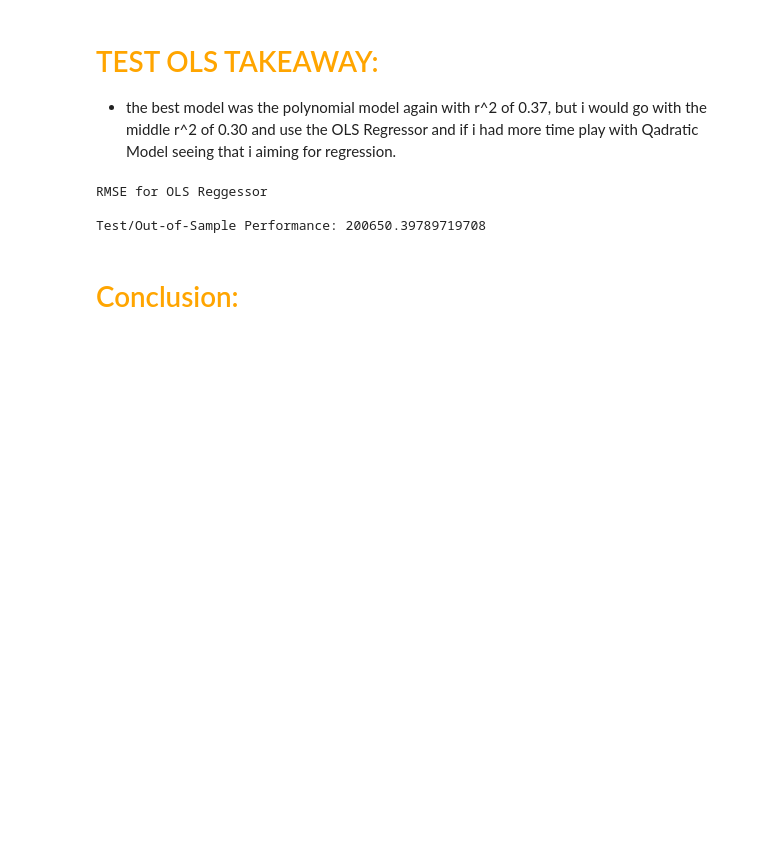
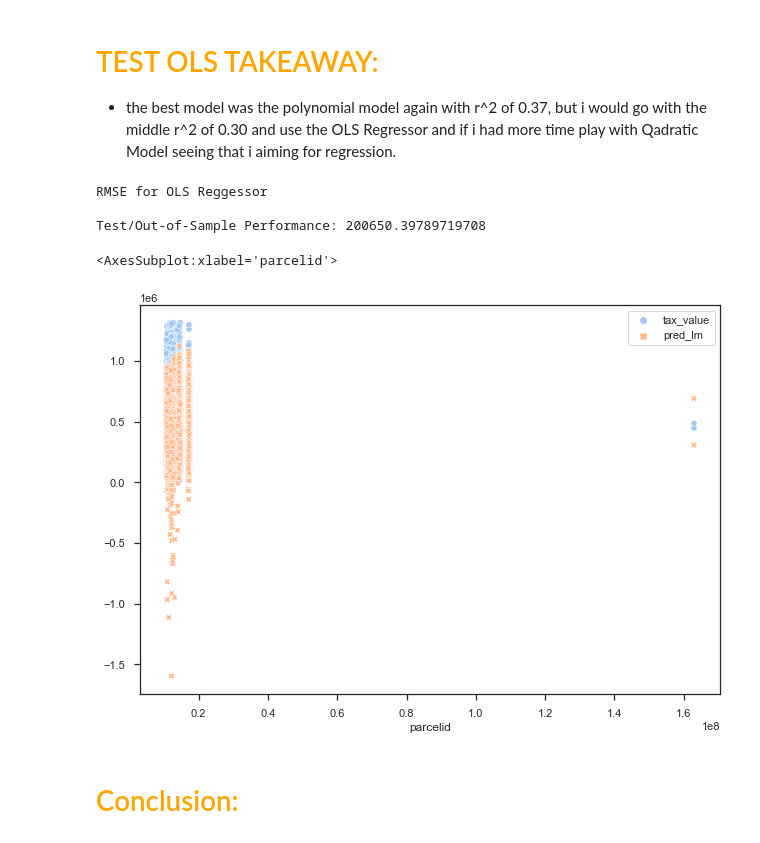
Before and after one commit to Swate101/Regression_Project, a Jupyter notebook: Final_Zillow_Joey.ipynb, the cells around one changed output. Saved outputs shown, nothing was run; the diff lists cells and outputs as text; code cells hidden in the pictures; blank space fills up the shorter version.

```diff
--- a/Final_Zillow_Joey.ipynb
+++ b/Final_Zillow_Joey.ipynb
@@ -1351,6 +1350,11 @@ Test/Out-of-Sample Performance: {rmse_test}
 RMSE for OLS Reggessor
 
 Test/Out-of-Sample Performance: 200650.39789719708
+# %%
+sns.scatterplot(data = y_test)
+# %% [output]
+<AxesSubplot:xlabel='parcelid'>
+[figure, added]
 # %% [markdown]
 # <span style="color:orange;"> Conclusion: </span>
 # %% [markdown]
```
Also changed, not shown: parts of 15 cells of this notebook.
